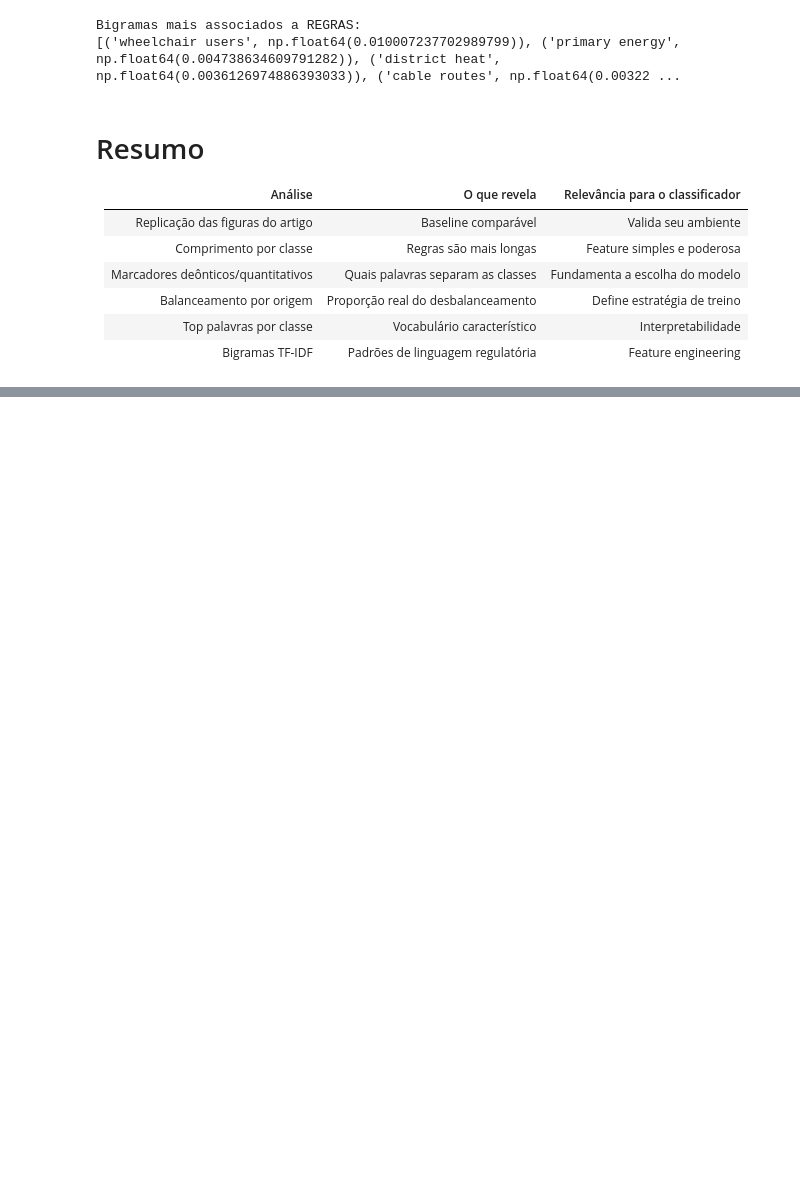
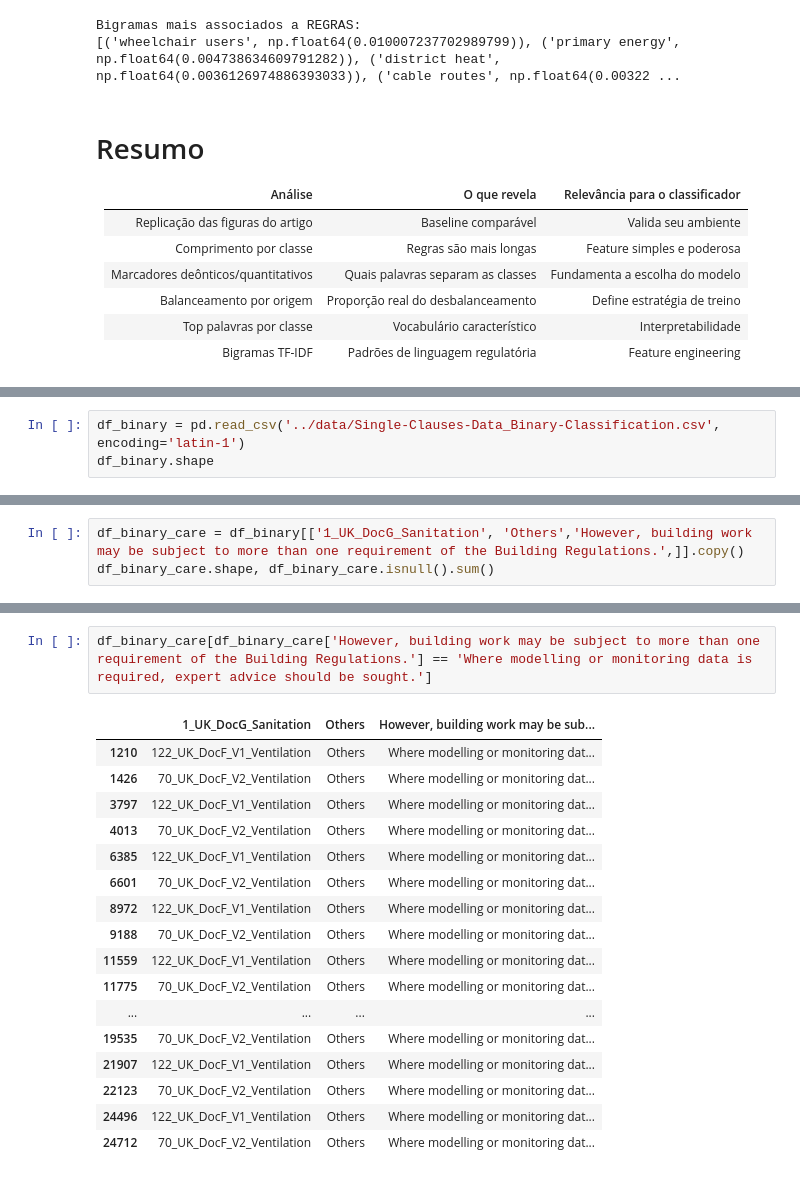
Before and after one commit to FerDelbo/rule-classification, a Jupyter notebook: src/exploratory.ipynb, the cells around one changed output, grey strips where cells are left out. Drawn from its saved outputs; the diff is of its cells as text; blank space fills up the shorter version.

```diff
--- a/src/exploratory.ipynb
+++ b/src/exploratory.ipynb
@@ -200,0 +219,3 @@ Bigramas mais associados a REGRAS:
+# %%
+df_binary = pd.read_csv('../data/Single-Clauses-Data_Binary-Classification.csv', encoding='latin-1')
+df_binary.shape
@@ -200,0 +247,3 @@ Bigramas mais associados a REGRAS:
+# %%
+df_binary_care = df_binary[['1_UK_DocG_Sanitation', 'Others','However, building work may be subject to more than one requirement of the Building Regulations.',]].copy()
+df_binary_care.shape, df_binary_care.isnull().sum()
@@ -200,0 +261,20 @@ Bigramas mais associados a REGRAS:
+# %%
+df_binary_care[df_binary_care['However, building work may be subject to more than one requirement of the Building Regulations.'] == 'Where modelling or monitoring data is required, expert advice should be sought.']
+# %% [output]
+|  | 1_UK_DocG_Sanitation | Others | However, building work may be sub... |
+| 1210 | 122_UK_DocF_V1_Ventilation | Others | Where modelling or monitoring dat... |
+| 1426 | 70_UK_DocF_V2_Ventilation | Others | Where modelling or monitoring dat... |
+| 3797 | 122_UK_DocF_V1_Ventilation | Others | Where modelling or monitoring dat... |
+| 4013 | 70_UK_DocF_V2_Ventilation | Others | Where modelling or monitoring dat... |
+| 6385 | 122_UK_DocF_V1_Ventilation | Others | Where modelling or monitoring dat... |
+| 6601 | 70_UK_DocF_V2_Ventilation | Others | Where modelling or monitoring dat... |
+| 8972 | 122_UK_DocF_V1_Ventilation | Others | Where modelling or monitoring dat... |
+| 9188 | 70_UK_DocF_V2_Ventilation | Others | Where modelling or monitoring dat... |
+| 11559 | 122_UK_DocF_V1_Ventilation | Others | Where modelling or monitoring dat... |
+| 11775 | 70_UK_DocF_V2_Ventilation | Others | Where modelling or monitoring dat... |
+| ... | ... | ... | ... |
+| 19535 | 70_UK_DocF_V2_Ventilation | Others | Where modelling or monitoring dat... |
+| 21907 | 122_UK_DocF_V1_Ventilation | Others | Where modelling or monitoring dat... |
+| 22123 | 70_UK_DocF_V2_Ventilation | Others | Where modelling or monitoring dat... |
+| 24496 | 122_UK_DocF_V1_Ventilation | Others | Where modelling or monitoring dat... |
+| 24712 | 70_UK_DocF_V2_Ventilation | Others | Where modelling or monitoring dat... |
```
Also changed, not shown: parts of 9 cells of this notebook, 38 other files.
